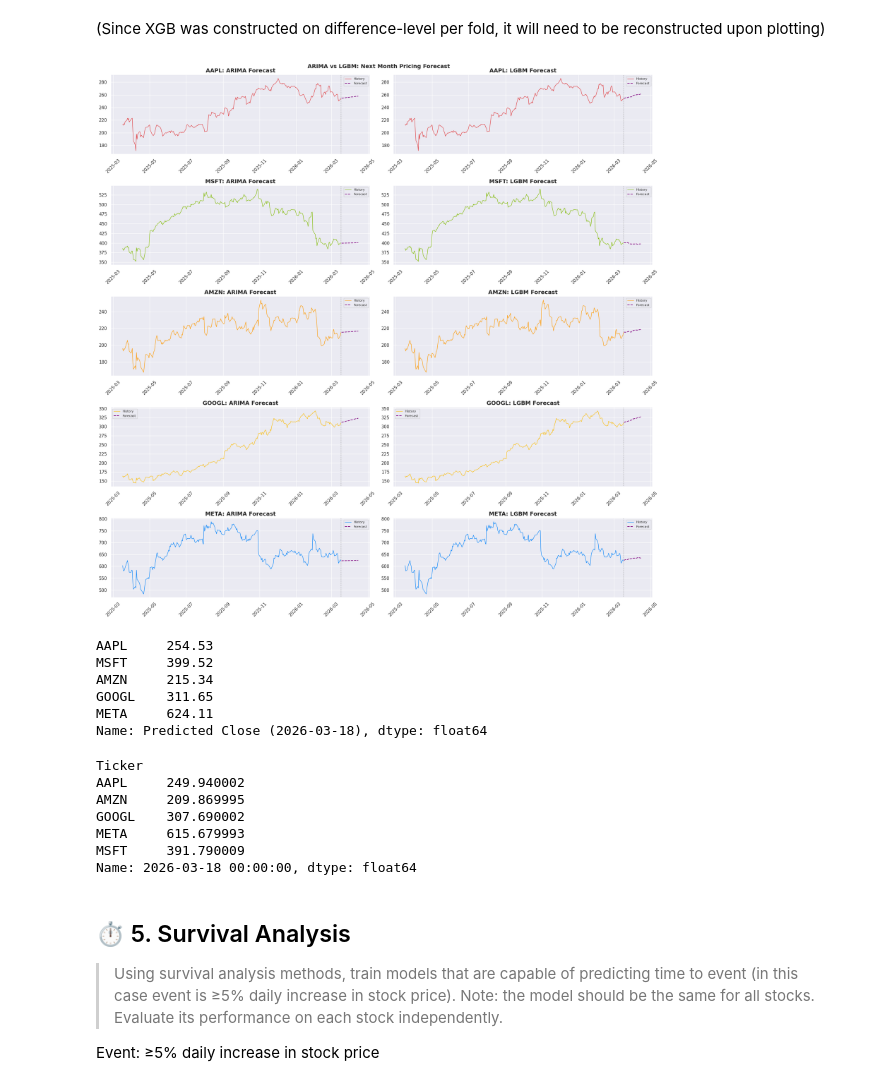
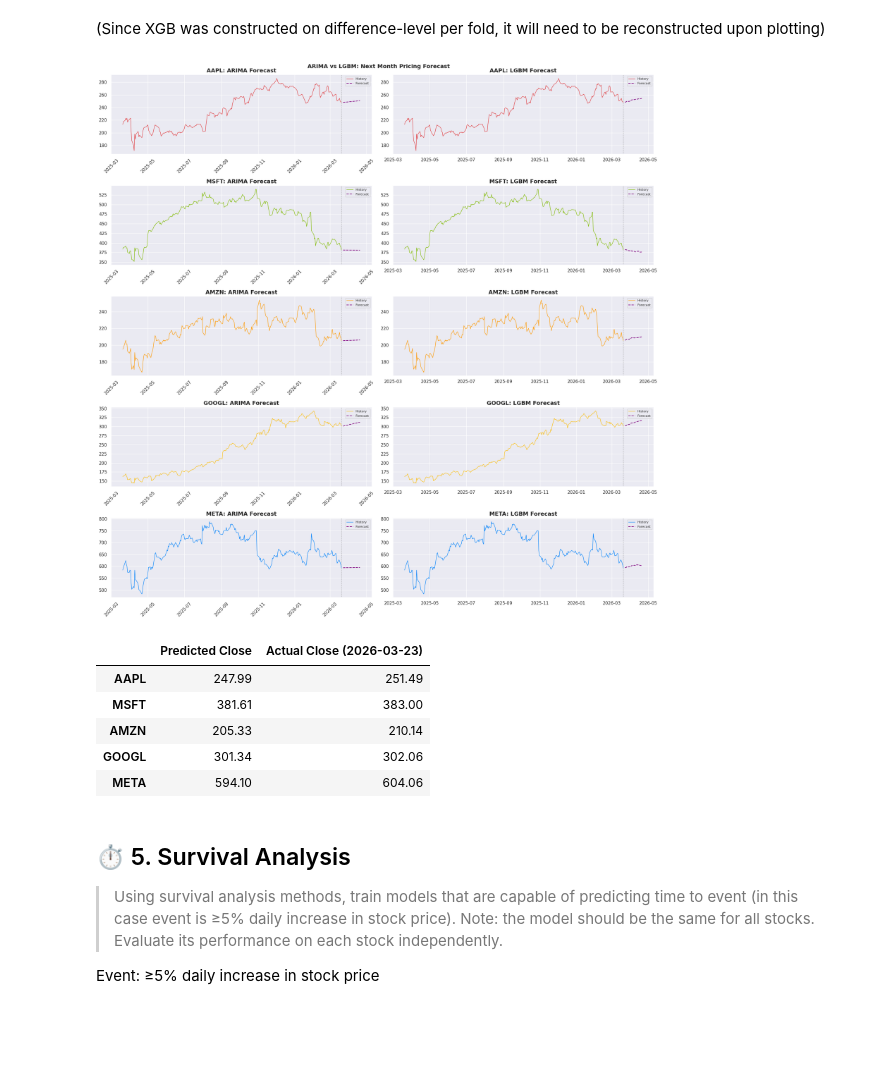
Before and after one commit to giddygarcia/stock-price-forecasting, a Jupyter notebook: StockPredictions.ipynb, the cells around one changed output. Drawn from its saved outputs; the diff is of its cells as text; code cells hidden in the pictures; blank space fills up the shorter version.

```diff
--- a/StockPredictions.ipynb
+++ b/StockPredictions.ipynb
@@ -71,7 +73,7 @@ Cut-off date: March 18, 2026
 # %%
 tickers = ["AAPL", "MSFT", "AMZN", "GOOGL", "META"]
 start_date = "2010-01-01"
-end_date = "2026-03-18"
+end_date = "2026-03-21"
 # %%
 df_import = yf.download(
     tickers, start=start_date, end=end_date, interval="1d", auto_adjust=True
@@ -642,16 +644,16 @@ results
 # %% [markdown]
 #### Model 3: LGB Model
 # %%
-# for ticker in tickers:
-#     results, actuals, preds, folds = walk_forward_validation(
-#         series=df_diff[ticker].dropna().values,
-#         model_fn=partial(lgbm_model),
-#         ticker=ticker,
-#         model_name="LGBM",
-#         results=results,
-#         series_level=df_close[ticker].values,
-#         invert_diff=True,
-#     )
+for ticker in tickers:
+    results, actuals, preds, folds = walk_forward_validation(
+        series=df_diff[ticker].dropna().values,
+        model_fn=partial(lgbm_model),
+        ticker=ticker,
+        model_name="LGBM",
+        results=results,
+        series_level=df_close[ticker].values,
+        invert_diff=True,
+    )
 # %% [markdown]
 #### 🏆️ Model Results
 # %%
@@ -740,38 +743,36 @@ for i, ticker in enumerate(tickers):
     )
     ax.axvline(x=last_date, color="gray", linestyle=":", linewidth=1)
     ax.set_title(f"{ticker}: ARIMA Forecast")
-    ax.tick_params(axis="x", rotation=45)
     ax.legend(fontsize=8)
 
     _, lgbm_diff_preds = lgbm_model(
         training_data, testing_data=None, forecast_horizon=21
     )
     lgbm_preds = anchor + np.cumsum(lgbm_diff_preds)
 
     ax = axes[i][1]
     ax.plot(
         history_dates, history, color=logo_palette[ticker], linewidth=1, label="History"
     )
     ax.plot(
         future_dates,
         lgbm_preds,
         color="purple",
         linewidth=1.5,
         linestyle="--",
         label="Forecast",
     )
     ax.axvline(x=last_date, color="gray", linestyle=":", linewidth=1)
     ax.set_title(f"{ticker}: LGBM Forecast")
-    ax.tick_params(axis="x", rotation=45)
     ax.legend(fontsize=8)
 
 plt.suptitle(
     "ARIMA vs LGBM: Next Month Pricing Forecast", fontsize=14, fontweight="bold"
 )
 plt.tight_layout()
 plt.show()
 # %% [output]
-[figure, old version]
+[figure, new version]
 # %%
 next_day_preds = {}
 
@@ -788,37 +789,31 @@ for ticker in tickers:
 
 next_day_date = pd.bdate_range(start=df_close.index[-1], periods=2)[-1]
 
-pd.Series(next_day_preds, name=f"Predicted Close ({next_day_date.date()})").round(2)
+pred = pd.Series(next_day_preds, name=f"Predicted Close").round(2)
+
+
+def get_actual_close(tickers, date="2026-03-23"):
+    date = pd.Timestamp(date)
+
+    date_str = date.strftime("%Y-%m-%d")
+    next_str = (date + pd.offsets.BDay(1)).strftime("%Y-%m-%d")
+
+    data = yf.download(tickers, start=date_str, end=next_str, progress=False)
+    return data["Close"].iloc[-1]
+
+
+actual = get_actual_close(tickers).rename("Actual Close (2026-03-23)")
+
+df_compare = pd.concat([pred, actual], axis=1).round(2)
+
+df_compare
 # %% [output]
-AAPL     254.53
-MSFT     399.52
-AMZN     215.34
-GOOGL    311.65
-META     624.11
-Name: Predicted Close (2026-03-18), dtype: float64
+|  | Predicted Close | Actual Close (2026-03-23) |
+| AAPL | 247.99 | 251.49 |
+| MSFT | 381.61 | 383.00 |
+| AMZN | 205.33 | 210.14 |
+| GOOGL | 301.34 | 302.06 |
+| META | 594.10 | 604.06 |
-# %%
-def get_actual_close(tickers, date="2026-03-18"):
-    if date is None:
-        date = pd.Timestamp.today().normalize()
-    else:
-        date = pd.Timestamp(date)
-
-    date_str = date.strftime("%Y-%m-%d")
-    next_str = (date + pd.offsets.BDay(1)).strftime("%Y-%m-%d")
-
-    data = yf.download(tickers, start=date_str, end=next_str, progress=False)
-    return data["Close"].iloc[-1]
-
-
-get_actual_close(tickers)
-# %% [output]
-Ticker
-AAPL     249.940002
-AMZN     209.869995
-GOOGL    307.690002
-META     615.679993
-MSFT     391.790009
-Name: 2026-03-18 00:00:00, dtype: float64
 # %% [markdown]
 ## ⏱️ 5. Survival Analysis
 
```
Also changed, not shown: parts of 35 cells of this notebook, 1 other file.
